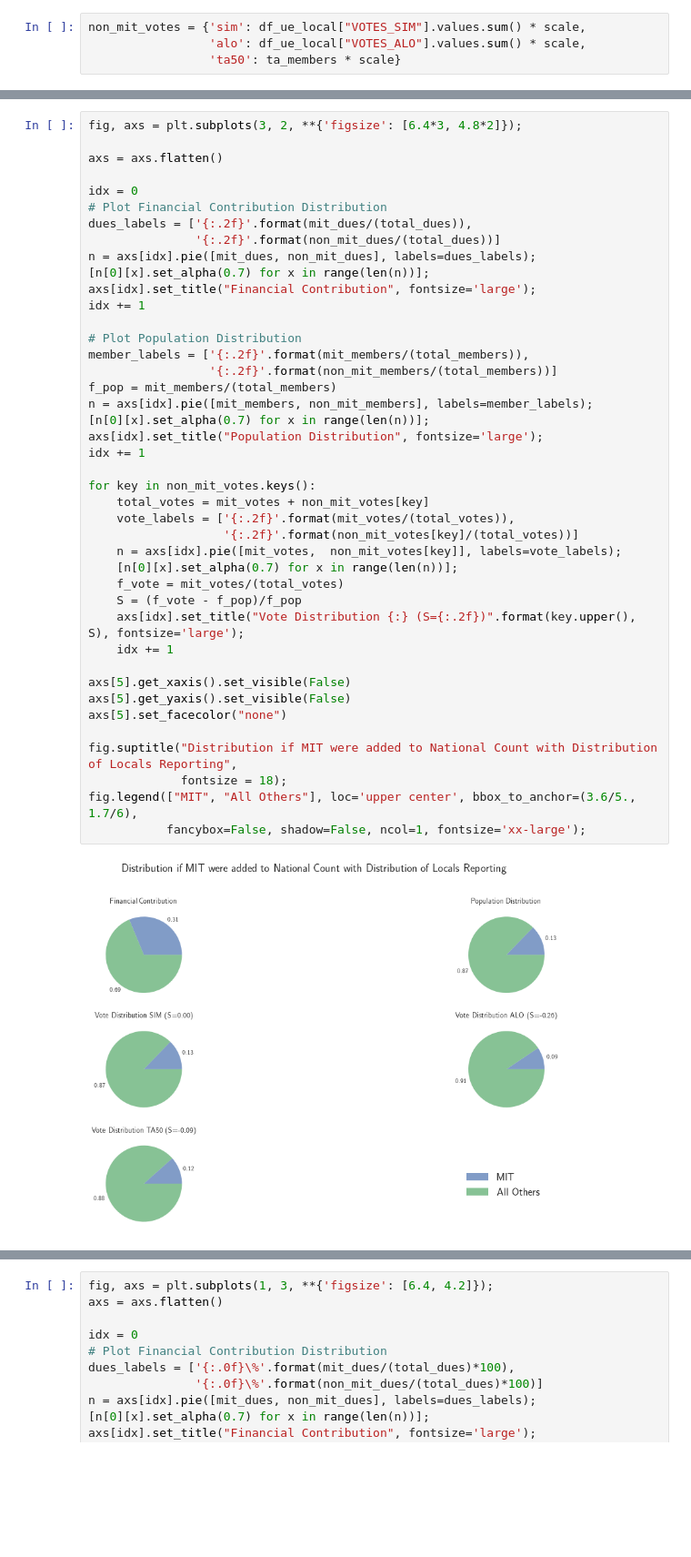
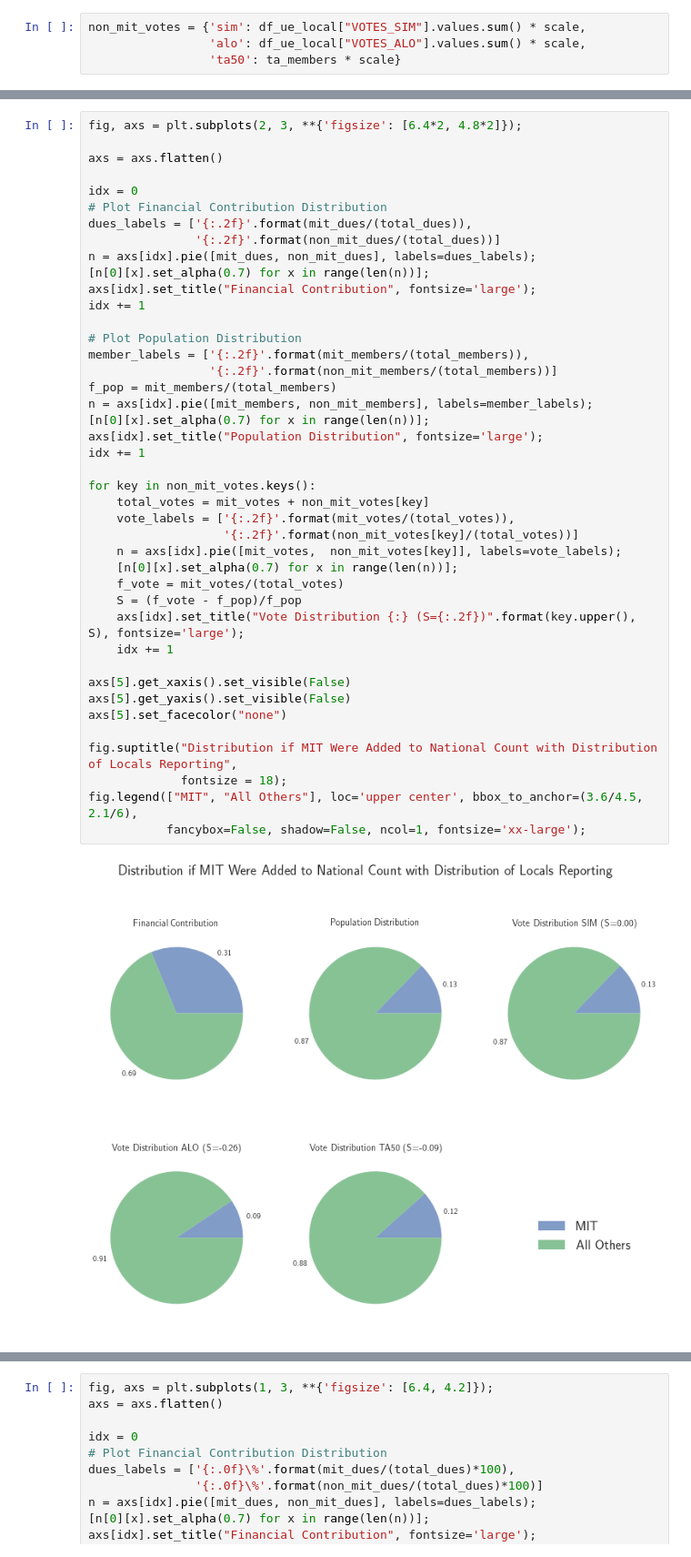
Before and after one commit to UENotForMIT/ue-analysis, a Jupyter notebook: nb/base-analysis.ipynb, the cells around one changed output, grey strips where cells are left out. Shown: that part at 91% size. Cells and saved outputs as stored; diff of their text form; blank space fills up the shorter version.

Commit message:
Cleaned up some plots and some wording

```diff
--- a/nb/base-analysis.ipynb
+++ b/nb/base-analysis.ipynb
@@ -480,5 +494,5 @@ non_mit_votes = {'sim': df_ue_local["VOTES_SIM"].values.sum() * scale,
 # %%
-fig, axs = plt.subplots(3, 2, **{'figsize': [6.4*3, 4.8*2]});
+fig, axs = plt.subplots(2, 3, **{'figsize': [6.4*2, 4.8*2]});
 
 axs = axs.flatten()
 
@@ -491,34 +505,34 @@ n = axs[idx].pie([mit_dues, non_mit_dues], labels=dues_labels);
 axs[idx].set_title("Financial Contribution", fontsize='large');
 idx += 1
 
 # Plot Population Distribution
 member_labels = ['{:.2f}'.format(mit_members/(total_members)),
                  '{:.2f}'.format(non_mit_members/(total_members))]
 f_pop = mit_members/(total_members)
 n = axs[idx].pie([mit_members, non_mit_members], labels=member_labels);
 [n[0][x].set_alpha(0.7) for x in range(len(n))];
 axs[idx].set_title("Population Distribution", fontsize='large');
 idx += 1
 
 for key in non_mit_votes.keys():
     total_votes = mit_votes + non_mit_votes[key]
     vote_labels = ['{:.2f}'.format(mit_votes/(total_votes)),
                    '{:.2f}'.format(non_mit_votes[key]/(total_votes))]
     n = axs[idx].pie([mit_votes,  non_mit_votes[key]], labels=vote_labels);
     [n[0][x].set_alpha(0.7) for x in range(len(n))];
     f_vote = mit_votes/(total_votes)
     S = (f_vote - f_pop)/f_pop
     axs[idx].set_title("Vote Distribution {:} (S={:.2f})".format(key.upper(), S), fontsize='large');
     idx += 1
 
 axs[5].get_xaxis().set_visible(False)
 axs[5].get_yaxis().set_visible(False)
 axs[5].set_facecolor("none")
 
-fig.suptitle("Distribution if MIT were added to National Count with Distribution of Locals Reporting",
+fig.suptitle("Distribution if MIT Were Added to National Count with Distribution of Locals Reporting",
              fontsize = 18);
-fig.legend(["MIT", "All Others"], loc='upper center', bbox_to_anchor=(3.6/5., 1.7/6),
+fig.legend(["MIT", "All Others"], loc='upper center', bbox_to_anchor=(3.6/4.5, 2.1/6),
            fancybox=False, shadow=False, ncol=1, fontsize='xx-large');
 # %% [output]
-[figure, old version]
+[figure, new version]
 # %% [markdown]
```
Also changed, not shown: parts of 11 cells of this notebook.
